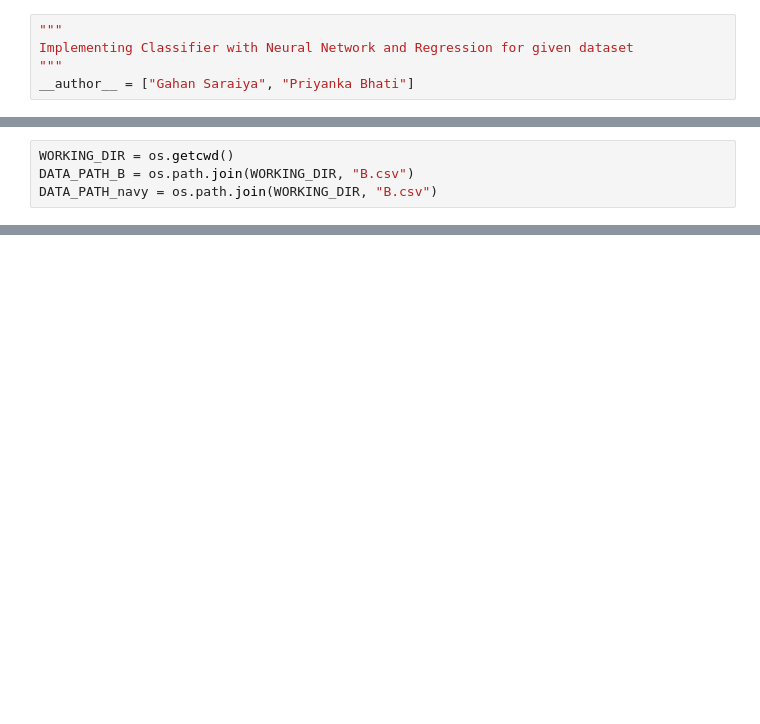
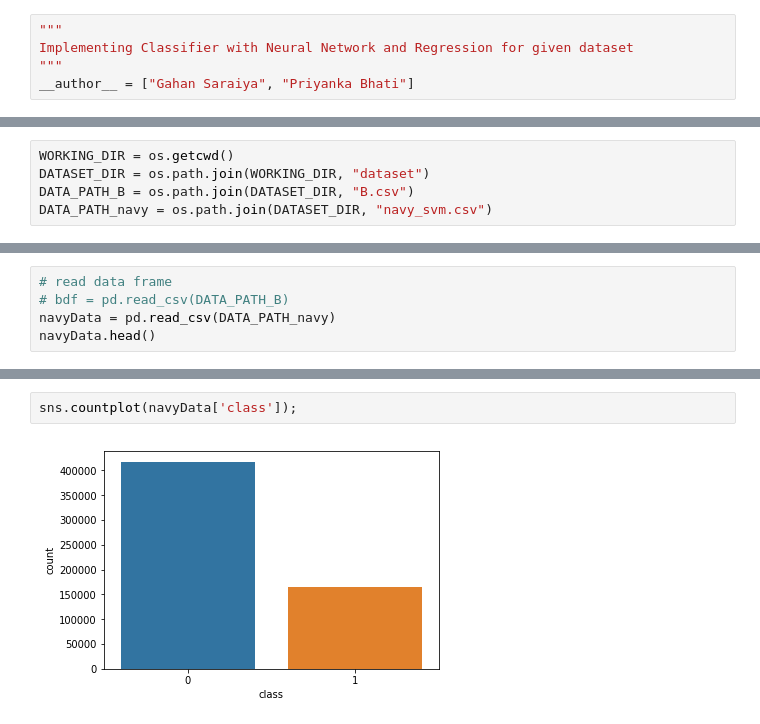
Before and after one commit to gahan9/ML_lab, a Jupyter notebook: innovative_assignment/navy_classifier.ipynb, the cells around one changed output, grey strips where cells are left out. Cells and saved outputs as stored; diff of their text form; blank space fills up the shorter version.

```diff
--- a/innovative_assignment/navy_classifier.ipynb
+++ b/innovative_assignment/navy_classifier.ipynb
@@ -55,5 +138,6 @@ import os
 # %matplotlib inline
 # %%
 WORKING_DIR = os.getcwd()
-DATA_PATH_B = os.path.join(WORKING_DIR, "B.csv")
-DATA_PATH_navy = os.path.join(WORKING_DIR, "B.csv")
+DATASET_DIR = os.path.join(WORKING_DIR, "dataset")
+DATA_PATH_B = os.path.join(DATASET_DIR, "B.csv")
+DATA_PATH_navy = os.path.join(DATASET_DIR, "navy_svm.csv")
@@ -77,0 +144,5 @@ DATA_PATH_navy = os.path.join(WORKING_DIR, "B.csv")
+# %%
+# read data frame
+# bdf = pd.read_csv(DATA_PATH_B)
+navyData = pd.read_csv(DATA_PATH_navy)
+navyData.head()
@@ -77,0 +175,4 @@ DATA_PATH_navy = os.path.join(WORKING_DIR, "B.csv")
+# %%
+sns.countplot(navyData['class']);
+# %% [output]
+[figure, added]
```
Also changed, not shown: parts of 17 cells of this notebook.
